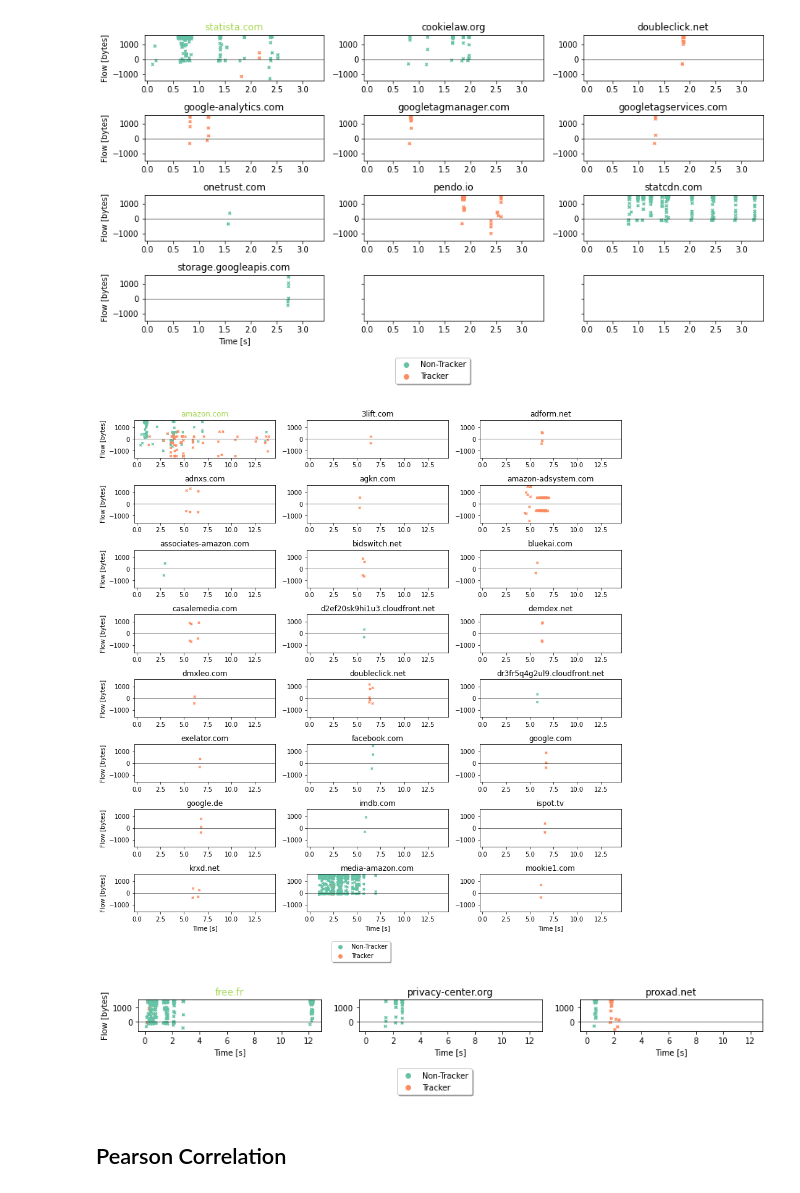
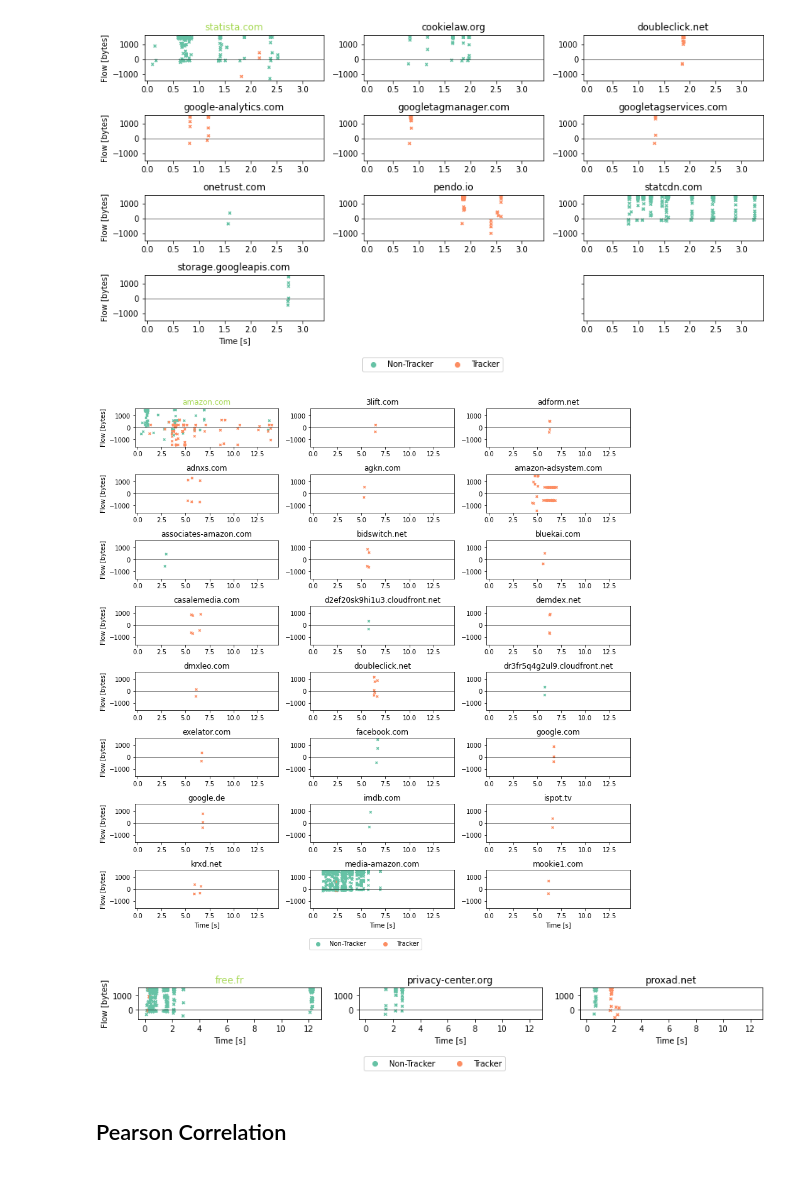
Before and after one commit to wim50594/network-traffic-tracker-observer, a Jupyter notebook: notebooks/communication-overview.ipynb, the cells around one changed output. Drawn from its saved outputs; the diff is of its cells as text; code cells hidden in the pictures.

```diff
--- a/notebooks/communication-overview.ipynb
+++ b/notebooks/communication-overview.ipynb
@@ -182,17 +181,17 @@ plot_traffic_flow('without-cookie', 'britannica.com')
 # %%
-plot_traffic_flow('without-cookie', 'statista.com')
+plot_traffic_flow('before accept', 'statista.com')
 # %% [output]
-[figure, old version]
+[figure, new version]
 # %%
 # good service entropy
-plot_traffic_flow('without-cookie', 'amazon.com')
+plot_traffic_flow('before accept', 'amazon.com')
 # %% [output]
-[figure, old version]
+[figure, new version]
 # %%
 # bad service entropy
-plot_traffic_flow('without-cookie', 'free.fr')
+plot_traffic_flow('before accept', 'free.fr')
 # %% [output]
-[figure, old version]
+[figure, new version]
 # %% [markdown]
 ## Pearson Correlation
 # %%
```
Also changed, not shown: parts of 19 cells of this notebook, 31 other files.
